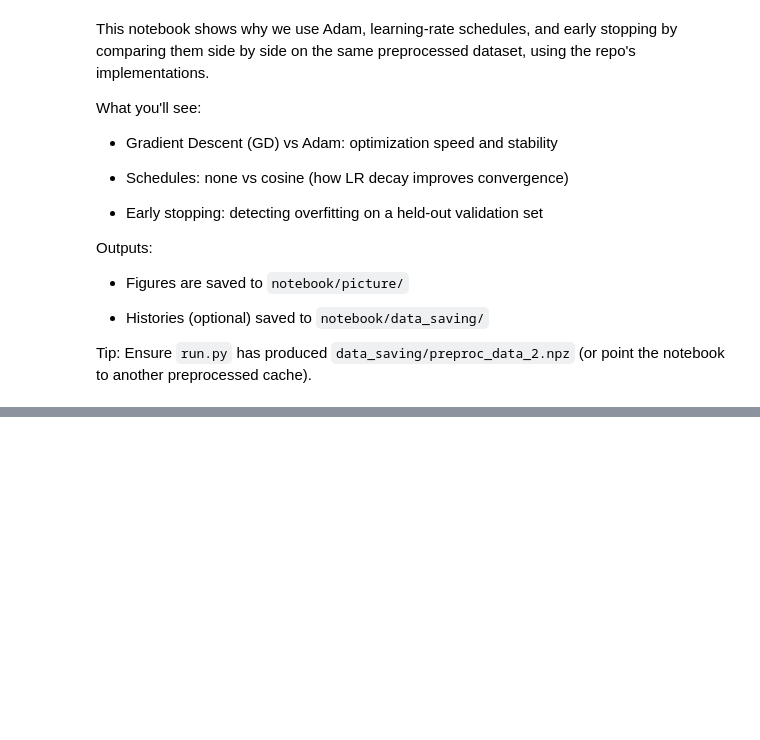
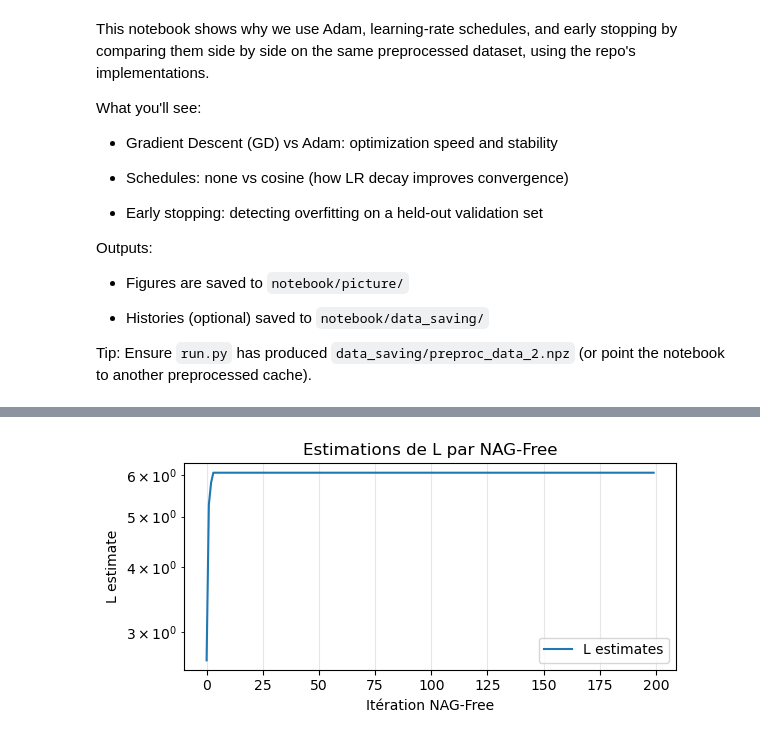
Before and after one commit to abol0003/CS-433-ML-Course-Projects, a Jupyter notebook: Project 1/notebook/optimizer_viz.ipynb, the cells around one changed output, grey strips where cells are left out. Drawn from its saved outputs; the diff is of its cells as text; code cells hidden in the pictures; blank space fills up the shorter version.

```diff
--- a/Project 1/notebook/optimizer_viz.ipynb
+++ b/Project 1/notebook/optimizer_viz.ipynb
@@ -615,0 +560,89 @@ Figure saved to: C:\Users\alexb\OneDrive - Université Libre de Bruxelles\MA2 EP
+# %%
+# --- Utiliser NAG‑Free pour construire un learning‑rate schedule (lr = 1 / L_estimate) ---
+# Ce bloc montre deux usages:
+# 1) exécuter NAG‑Free directement comme optimiseur (déjà fait plus haut),
+# 2) utiliser ses estimations de L pour construire un schedule lr(t)=1/L(t)
+
+from extensions import nagfree
+import implementations
+import numpy as np
+import matplotlib.pyplot as plt
+
+# Hyperparam (réutilise la variable LAMBDA définie plus haut si présente)
+lambda_reg = globals().get('LAMBDA', 1e-6)
+
+# Initialisation des poids (taille = n_features)
+w0 = np.zeros(Xtr.shape[1], dtype=np.float32)
+
+# Définir le gradient de la perte logistique (avec régularisation L2 sur w[1:])
+def reg_grad(w):
+    z = Xtr.dot(w)
+    p = implementations.sigmoid(z)
+    grad = Xtr.T.dot(p - ytr) / len(ytr)
+    # régularisation L2 (skip bias comme dans reg_logistic_regression)
+    grad[1:] += 2.0 * lambda_reg * w[1:]
+    return grad
+
+# 1) Estimer L avec NAG‑Free (sans affichage progress bar)
+print('Running NAG‑Free to estimate L...')
+w_nag, hist_nag = nagfree(w0.copy(), reg_grad, maxit=200, tol=1e-6, L_max=1e8, track_history=True, disable_tqdm=True)
+print('NAG‑Free done. Train loss (unpenalized):', implementations.logistic_loss(ytr, Xtr, w_nag, lambda_=0))
+
+# Visualiser les estimations de L
+L_hist = hist_nag['L_estimates']
+plt.figure(figsize=(6,3))
+plt.semilogy(L_hist, label='L estimates')
+plt.title('Estimations de L par NAG‑Free')
+plt.xlabel('Itération NAG‑Free')
+plt.ylabel('L estimate')
+plt.grid(True, alpha=0.3)
+plt.legend()
+plt.tight_layout()
+plt.show()
+
+# 2) Construire un schedule lr(t) = 1 / L_estimate(t) (protection numérique incluse)
+def schedule_from_L(L_array, min_lr=1e-12, max_lr=1e6):
+    L_array = np.asarray(L_array)
+    def schedule(base_gamma, t, max_iters):
+        idx = min(int(t), L_array.shape[0] - 1)
+        Lval = max(L_array[idx], 1e-12)
+        lr = 1.0 / Lval
+        # clip pour éviter valeurs extrêmes
+        lr = float(np.clip(lr, min_lr, max_lr))
+        return lr
+    return schedule
+
+schedule = schedule_from_L(L_hist)
+
+# Entraîner reg_logistic_regression en utilisant ce schedule (désactiver Adam pour voir l'effet direct)
+print('\nTraining with schedule lr=1/L(t) using reg_logistic_regression (adam=False)')
+w_sched, loss_sched = implementations.reg_logistic_regression(ytr, Xtr, lambda_reg, w0.copy(), max_iters=200, gamma=1.0, adam=False, schedule=schedule, early_stopping=False, verbose=False)
+print('Final train loss (unpenalized) with schedule:', loss_sched)
+
+# Évaluer sur validation si disponible
+if 'Xva' in globals() and 'yva' in globals():
+    try:
+        val_loss = implementations.logistic_loss(yva, Xva, w_sched, lambda_=0)
+        print('Validation loss with schedule:', val_loss)
+    except Exception:
+        print('Échec calcul val loss — vérifier Xva / yva')
+else:
+    print('Pas de split de validation disponible dans l\'environnement pour évaluer la val loss.')
+
+# Visualiser la suite des learning‑rates utilisées
+lr_seq = [schedule(1.0, t, 200) for t in range(200)]
+plt.figure(figsize=(6,3))
+plt.plot(lr_seq, label='lr(t)=1/L(t)')
+plt.title('Learning‑rate dérivé de L estimates')
+plt.xlabel('Itération')
+plt.ylabel('Learning rate')
+plt.grid(True, alpha=0.3)
+plt.legend()
+plt.tight_layout()
+plt.show()
+
+# Optionnel: réutiliser w_nag comme solution directe (NAG‑Free comme optimiseur)
+print('\nComparaison rapide des pertes:')
+print('Loss train (NAG‑Free direct)   :', implementations.logistic_loss(ytr, Xtr, w_nag, lambda_=0))
+print('Loss train (schedule + GD/NoAdam):', implementations.logistic_loss(ytr, Xtr, w_sched, lambda_=0))
+# %% [output]
@@ -615,0 +651 @@ Figure saved to: C:\Users\alexb\OneDrive - Université Libre de Bruxelles\MA2 EP
+[figure, added]
```
Also changed, not shown: parts of 26 cells of this notebook, 17 other files.
